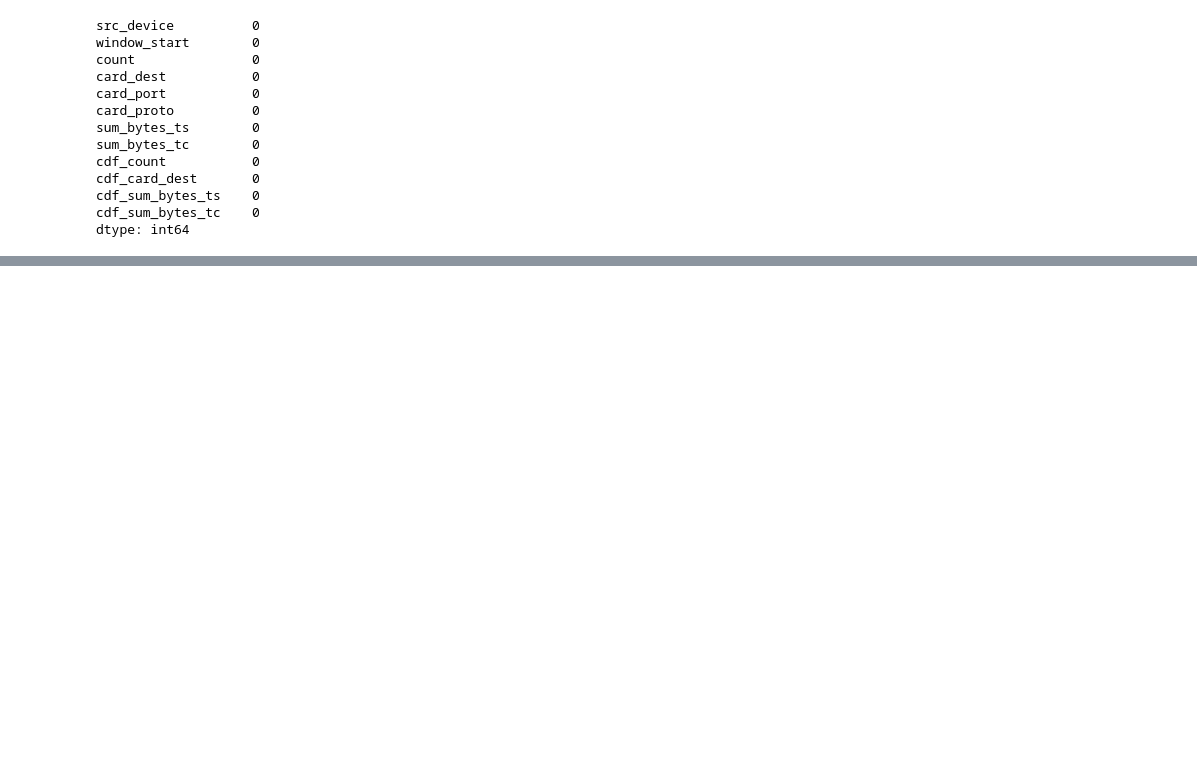
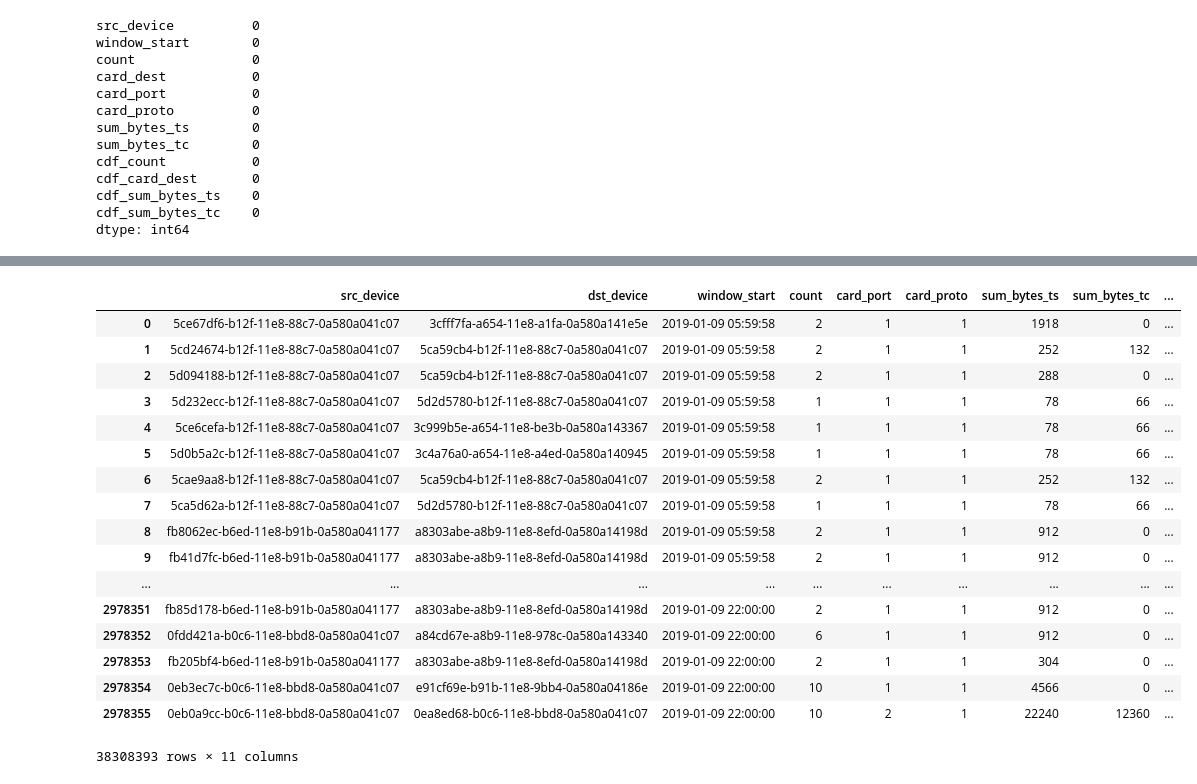
Before and after one commit to nicktang1992/DTSC-MLI-MIDTERM, a Jupyter notebook: Final Project.ipynb, the cells around one changed output, grey strips where cells are left out. Cells and saved outputs as stored; diff of their text form; code cells hidden in the pictures; blank space fills up the shorter version.

Commit message:
drop columns

```diff
--- a/Final Project.ipynb
+++ b/Final Project.ipynb
@@ -112,3 +112,7 @@ cdf_card_dest       0
 cdf_sum_bytes_ts    0
 cdf_sum_bytes_tc    0
 dtype: int64
+# %%
+# drop terms to create a new connectivity dataframe used for graph
+DataFrame2 = DataFrame2.drop(['cdf_card_port','ratio_card_port','ratio_count','cdf_card_proto','ratio_card_proto','ratio_sum_bytes_ts','ratio_sum_bytes_tc'],axis = 1)
+DataFrame2.head()
@@ -114,0 +126,21 @@ dtype: int64
+# %%
+DataFrame2
+# %% [output]
+|  | src_device | dst_device | window_start | count | card_port | card_proto | sum_bytes_ts | sum_bytes_tc | ... |
+| 0 | 5ce67df6-b12f-11e8-88c7-0a580a041c07 | 3cfff7fa-a654-11e8-a1fa-0a580a141e5e | 2019-01-09 05:59:58 | 2 | 1 | 1 | 1918 | 0 | ... |
+| 1 | 5cd24674-b12f-11e8-88c7-0a580a041c07 | 5ca59cb4-b12f-11e8-88c7-0a580a041c07 | 2019-01-09 05:59:58 | 2 | 1 | 1 | 252 | 132 | ... |
+| 2 | 5d094188-b12f-11e8-88c7-0a580a041c07 | 5ca59cb4-b12f-11e8-88c7-0a580a041c07 | 2019-01-09 05:59:58 | 2 | 1 | 1 | 288 | 0 | ... |
+| 3 | 5d232ecc-b12f-11e8-88c7-0a580a041c07 | 5d2d5780-b12f-11e8-88c7-0a580a041c07 | 2019-01-09 05:59:58 | 1 | 1 | 1 | 78 | 66 | ... |
+| 4 | 5ce6cefa-b12f-11e8-88c7-0a580a041c07 | 3c999b5e-a654-11e8-be3b-0a580a143367 | 2019-01-09 05:59:58 | 1 | 1 | 1 | 78 | 66 | ... |
+| 5 | 5d0b5a2c-b12f-11e8-88c7-0a580a041c07 | 3c4a76a0-a654-11e8-a4ed-0a580a140945 | 2019-01-09 05:59:58 | 1 | 1 | 1 | 78 | 66 | ... |
+| 6 | 5cae9aa8-b12f-11e8-88c7-0a580a041c07 | 5ca59cb4-b12f-11e8-88c7-0a580a041c07 | 2019-01-09 05:59:58 | 2 | 1 | 1 | 252 | 132 | ... |
+| 7 | 5ca5d62a-b12f-11e8-88c7-0a580a041c07 | 5d2d5780-b12f-11e8-88c7-0a580a041c07 | 2019-01-09 05:59:58 | 1 | 1 | 1 | 78 | 66 | ... |
+| 8 | fb8062ec-b6ed-11e8-b91b-0a580a041177 | a8303abe-a8b9-11e8-8efd-0a580a14198d | 2019-01-09 05:59:58 | 2 | 1 | 1 | 912 | 0 | ... |
+| 9 | fb41d7fc-b6ed-11e8-b91b-0a580a041177 | a8303abe-a8b9-11e8-8efd-0a580a14198d | 2019-01-09 05:59:58 | 2 | 1 | 1 | 912 | 0 | ... |
+| ... | ... | ... | ... | ... | ... | ... | ... | ... | ... |
+| 2978351 | fb85d178-b6ed-11e8-b91b-0a580a041177 | a8303abe-a8b9-11e8-8efd-0a580a14198d | 2019-01-09 22:00:00 | 2 | 1 | 1 | 912 | 0 | ... |
+| 2978352 | 0fdd421a-b0c6-11e8-bbd8-0a580a041c07 | a84cd67e-a8b9-11e8-978c-0a580a143340 | 2019-01-09 22:00:00 | 6 | 1 | 1 | 912 | 0 | ... |
+| 2978353 | fb205bf4-b6ed-11e8-b91b-0a580a041177 | a8303abe-a8b9-11e8-8efd-0a580a14198d | 2019-01-09 22:00:00 | 2 | 1 | 1 | 304 | 0 | ... |
+| 2978354 | 0eb3ec7c-b0c6-11e8-bbd8-0a580a041c07 | e91cf69e-b91b-11e8-9bb4-0a580a04186e | 2019-01-09 22:00:00 | 10 | 1 | 1 | 4566 | 0 | ... |
+| 2978355 | 0eb0a9cc-b0c6-11e8-bbd8-0a580a041c07 | 0ea8ed68-b0c6-11e8-bbd8-0a580a041c07 | 2019-01-09 22:00:00 | 10 | 2 | 1 | 22240 | 12360 | ... |
+38308393 rows × 11 columns
```
Also changed, not shown: parts of 3 cells of this notebook.
